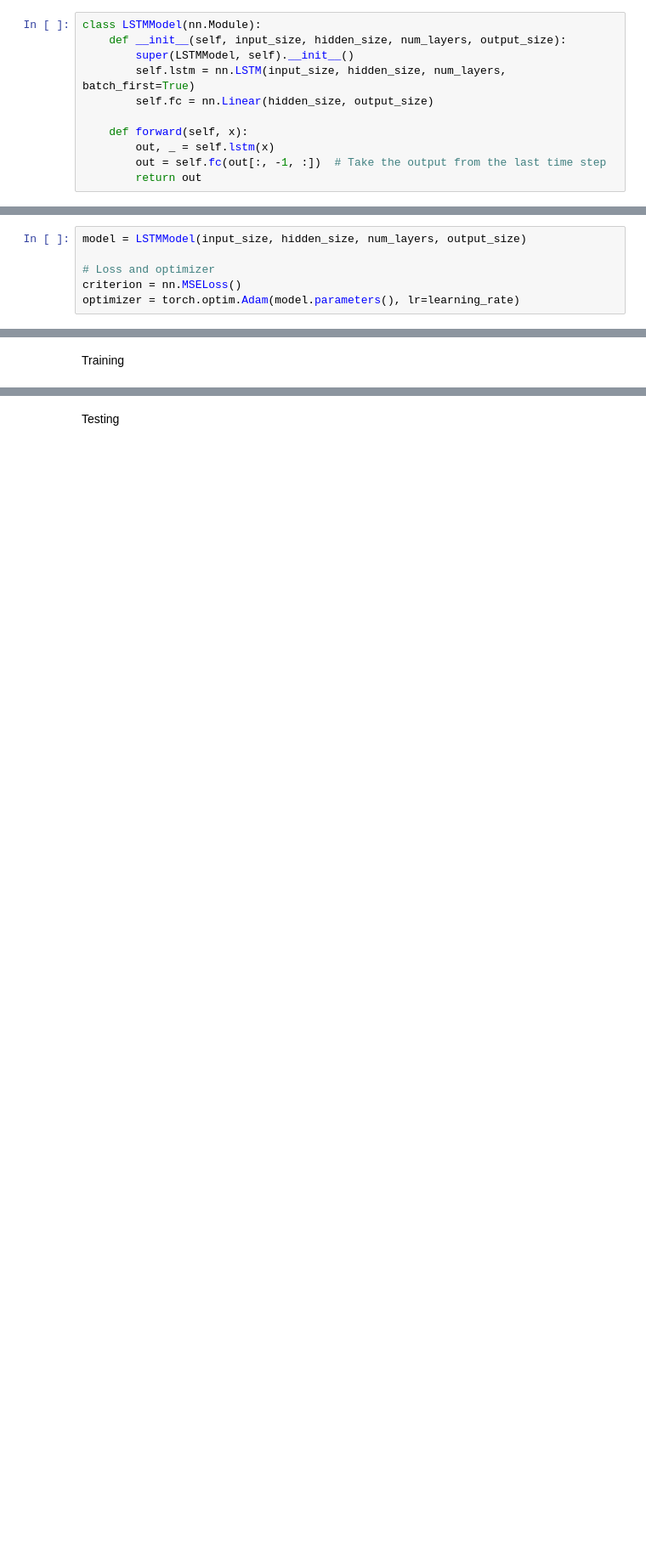
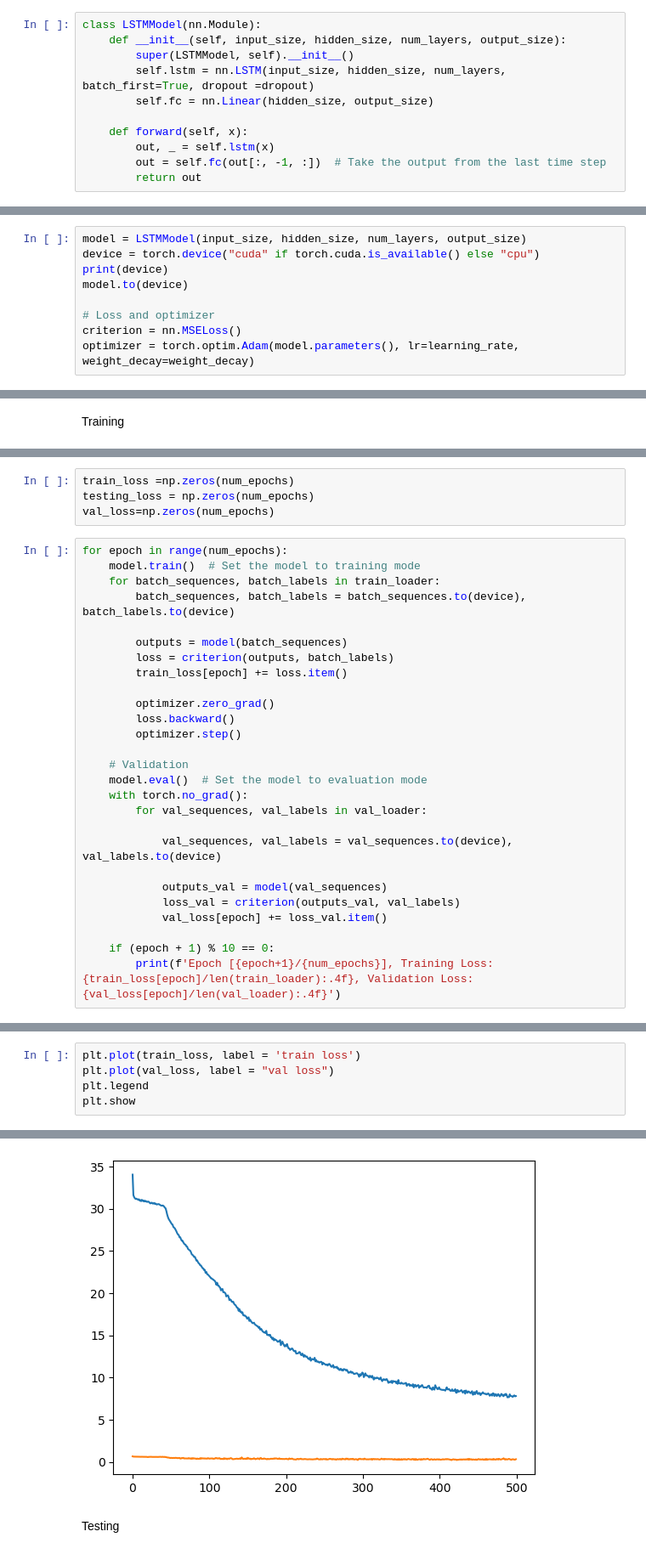
Before and after one commit to ryan-barry-99/air-hockey-robot, a Jupyter notebook: Prediction/Train_LSTM.ipynb, the cells around one changed output, grey strips where cells are left out. Shown at 85% size. Saved outputs shown, nothing was run; the diff lists cells and outputs as text; blank space fills up the shorter version.

```diff
--- a/Prediction/Train_LSTM.ipynb
+++ b/Prediction/Train_LSTM.ipynb
@@ -63,7 +164,7 @@ LSTM Model
 class LSTMModel(nn.Module):
     def __init__(self, input_size, hidden_size, num_layers, output_size):
         super(LSTMModel, self).__init__()
-        self.lstm = nn.LSTM(input_size, hidden_size, num_layers, batch_first=True)
+        self.lstm = nn.LSTM(input_size, hidden_size, num_layers, batch_first=True, dropout =dropout)
         self.fc = nn.Linear(hidden_size, output_size)
 
     def forward(self, x):
@@ -74,7 +175,10 @@ class LSTMModel(nn.Module):
 Criterion
 # %%
 model = LSTMModel(input_size, hidden_size, num_layers, output_size)
+device = torch.device("cuda" if torch.cuda.is_available() else "cpu")
+print(device)
+model.to(device)
 
 # Loss and optimizer
 criterion = nn.MSELoss()
-optimizer = torch.optim.Adam(model.parameters(), lr=learning_rate)
+optimizer = torch.optim.Adam(model.parameters(), lr=learning_rate, weight_decay=weight_decay)
@@ -104,0 +189,31 @@ Epoch [100/100], Loss: 371721.1562
+# %%
+train_loss =np.zeros(num_epochs)
+testing_loss = np.zeros(num_epochs)
+val_loss=np.zeros(num_epochs)
+# %%
+for epoch in range(num_epochs):
+    model.train()  # Set the model to training mode
+    for batch_sequences, batch_labels in train_loader:
+        batch_sequences, batch_labels = batch_sequences.to(device), batch_labels.to(device)
+
+        outputs = model(batch_sequences)
+        loss = criterion(outputs, batch_labels)
+        train_loss[epoch] += loss.item()
+
+        optimizer.zero_grad()
+        loss.backward()
+        optimizer.step()
+
+    # Validation
+    model.eval()  # Set the model to evaluation mode
+    with torch.no_grad():
+        for val_sequences, val_labels in val_loader:
+
+            val_sequences, val_labels = val_sequences.to(device), val_labels.to(device)
+
+            outputs_val = model(val_sequences)
+            loss_val = criterion(outputs_val, val_labels)
+            val_loss[epoch] += loss_val.item()
+
+    if (epoch + 1) % 10 == 0:
+        print(f'Epoch [{epoch+1}/{num_epochs}], Training Loss: {train_loss[epoch]/len(train_loader):.4f}, Validation Loss: {val_loss[epoch]/len(val_loader):.4f}')
@@ -104,0 +238,6 @@ Epoch [100/100], Loss: 371721.1562
+# %%
+plt.plot(train_loss, label = 'train loss')
+plt.plot(val_loss, label = "val loss")
+plt.legend
+plt.show
+# %% [output]
@@ -105,2 +245,3 @@ Epoch [100/100], Loss: 371721.1562
+[figure, added]
 # %% [markdown]
 Testing
```
Also changed, not shown: parts of 22 cells of this notebook, 11 other files.
